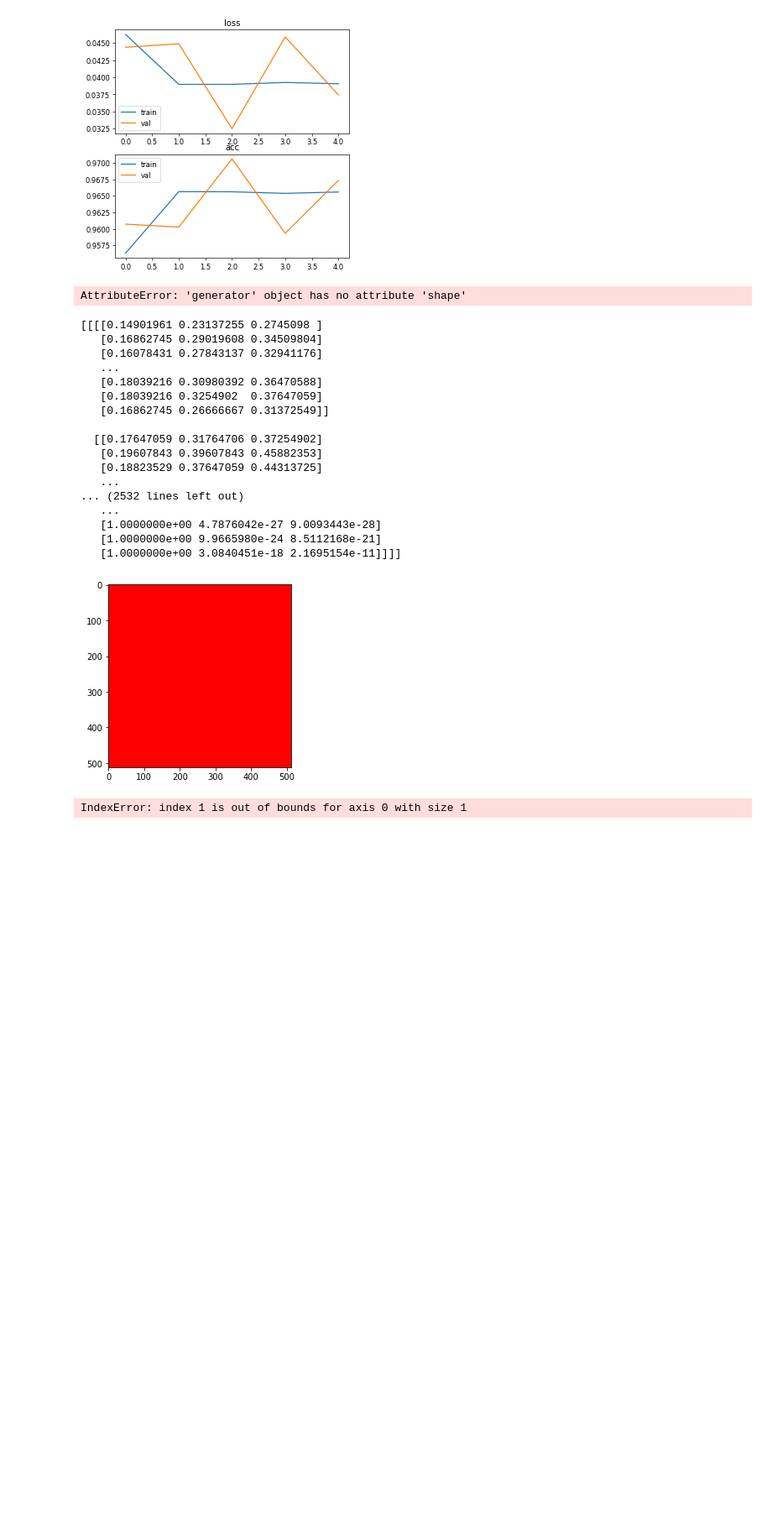
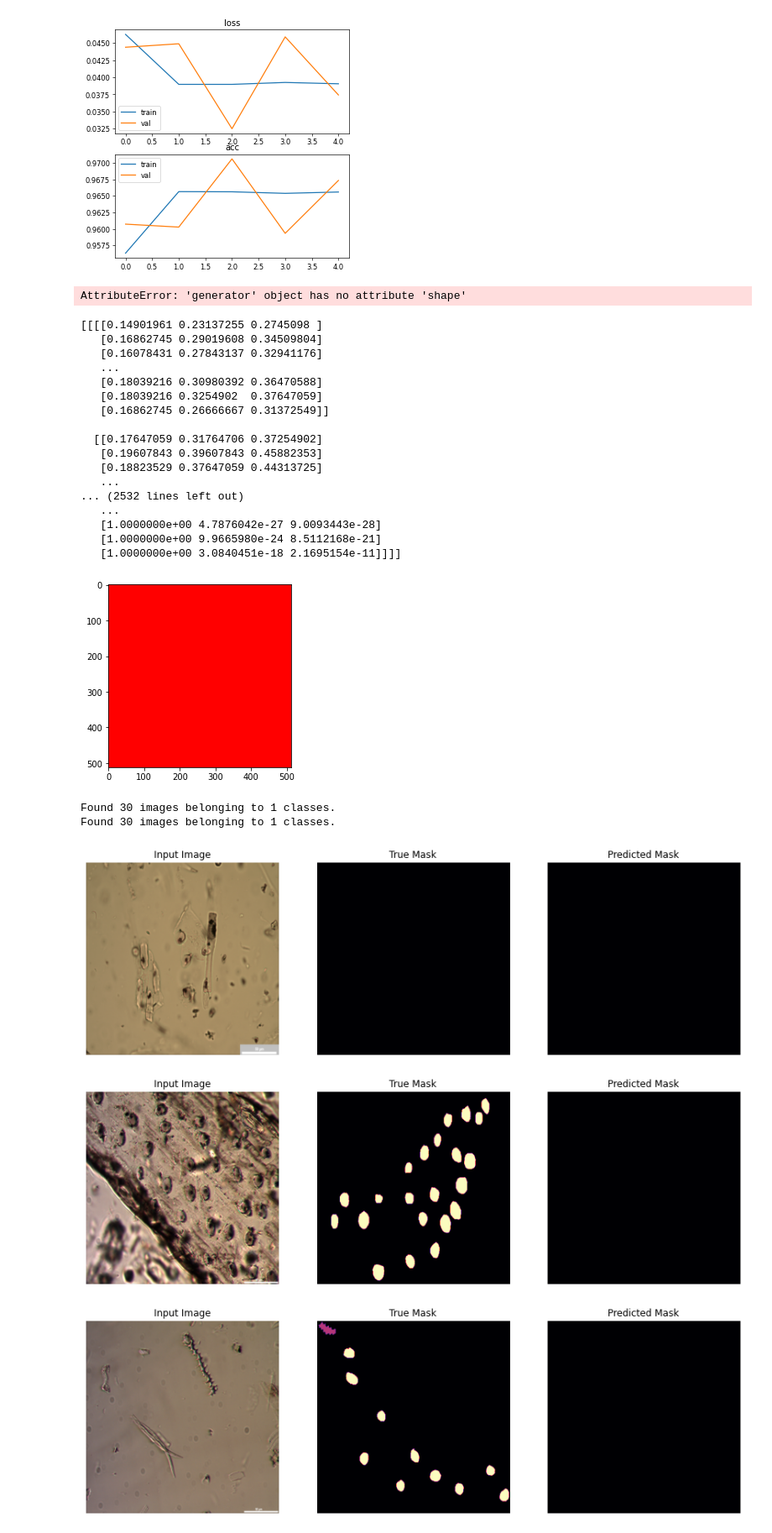
Before and after one commit to Gpetrak/Unet_multiClass, a Jupyter notebook: phyto_unet_train.ipynb, the cells around one changed output. Shown at 84% size. Saved outputs shown, nothing was run; the diff lists cells and outputs as text; code cells hidden in the pictures; blank space fills up the shorter version.

Commit message:
fixing a bug in the prediction process

```diff
--- a/phyto_unet_train.ipynb
+++ b/phyto_unet_train.ipynb
@@ -33,6 +33,7 @@ if __name__ == '__main__':
     log_filepath = './log'
     flag_multi_class = True
     num_classes = 3
+    batch_size = 2
     dp = data_preprocess(train_path=train_path,image_folder=image_folder,label_folder=label_folder,
                          valid_path=valid_path,valid_image_folder=valid_image_folder,valid_label_folder=valid_label_folder,
                          flag_multi_class=flag_multi_class,
@@ -162,9 +163,64 @@ if __name__ == '__main__':
    [1.0000000e+00 9.9665980e-24 8.5112168e-21]
    [1.0000000e+00 3.0840451e-18 2.1695154e-11]]]]
 [figure]
-# %%
-from predict import show_predictions_in_test
-
-show_predictions_in_test()
-# %% [output]
-IndexError: index 1 is out of bounds for axis 0 with size 1
+# %%
+from tensorflow.keras.preprocessing.image import ImageDataGenerator
+import numpy as np
+
+target_size = (512, 512)
+batch_size = 2
+
+image_datagen = ImageDataGenerator(rescale=1./255)
+mask_datagen = ImageDataGenerator()
+
+# seed = np.random.randint(0,1e5)
+
+test_mask_generator = mask_datagen.flow_from_directory('data/phyto/validation/val_labels', target_size=target_size, class_mode=None, batch_size = batch_size)
+
+test_image_generator = image_datagen.flow_from_directory('data/phyto/validation/val_imgs', target_size=target_size, class_mode=None, batch_size = batch_size)
+
+def combine_generator(gen1, gen2,batch_list=6,training=True):
+    while True:
+        image_batch, label_batch=next(gen1)[0], np.expand_dims(next(gen2)[0][:,:,0],axis=-1)
+        image_batch, label_batch=np.expand_dims(image_batch,axis=0),np.expand_dims(label_batch,axis=0)
+
+        for i in range(batch_list-1):
+            image_i,label_i = next(gen1)[0], np.expand_dims(next(gen2)[0][:,:,0],axis=-1)
+
+            image_i, label_i=np.expand_dims(image_i,axis=0),np.expand_dims(label_i,axis=0)
+            image_batch=np.concatenate([image_batch,image_i],axis=0)
+            label_batch=np.concatenate([label_batch,label_i],axis=0)
+
+        yield((image_batch,label_batch))
+
+test_generator = combine_generator(test_image_generator, test_mask_generator,training=True)
+
+
+def show_predictions_in_test(generator=None, num=3):
+    if generator ==None:
+        generator = test_generator
+    for i in range(num):
+        image, mask=next(generator)
+        sample_image, sample_mask= image[1], mask[1]
+        image = np.expand_dims(sample_image, axis=0)
+        pr_mask = model.predict(image)
+        pr_mask=np.expand_dims(pr_mask[0].argmax(axis=-1),axis=-1)
+        display([sample_image, sample_mask,pr_mask])
+
+def display(display_list,title=['Input Image', 'True Mask', 'Predicted Mask']):
+    plt.figure(figsize=(15, 15))
+    for i in range(len(display_list)):
+        plt.subplot(1, len(display_list), i+1)
+        plt.title(title[i])
+         plt.imshow(tf.keras.preprocessing.image.array_to_img(display_list[i]),cmap='magma')
+        plt.axis('off')
+    plt.show()
+
+
+show_predictions_in_test()
+# %% [output]
+Found 30 images belonging to 1 classes.
+Found 30 images belonging to 1 classes.
+[figure, added]
+[figure, added]
+[figure, added]
```
Also changed, not shown: 1 other file.
